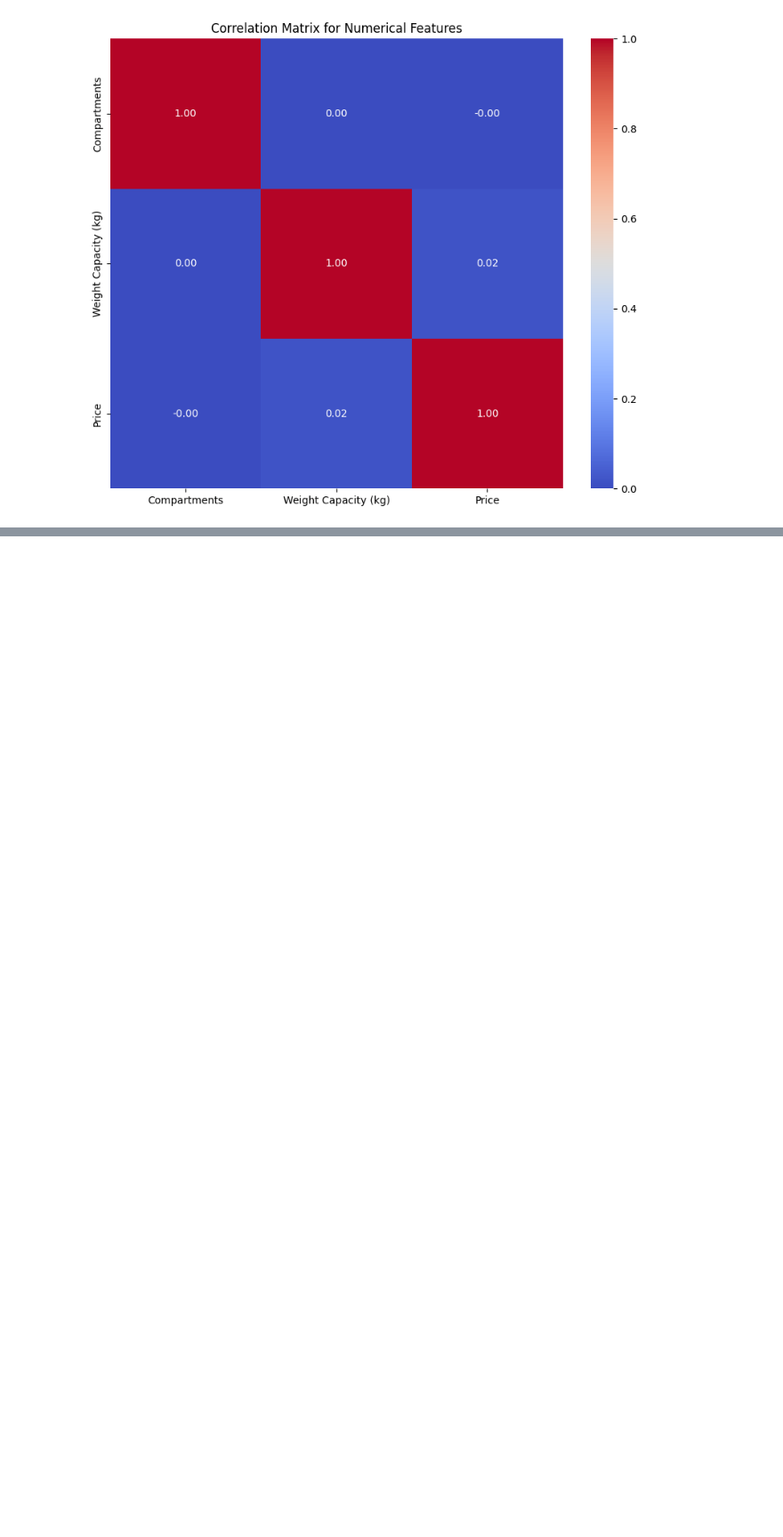
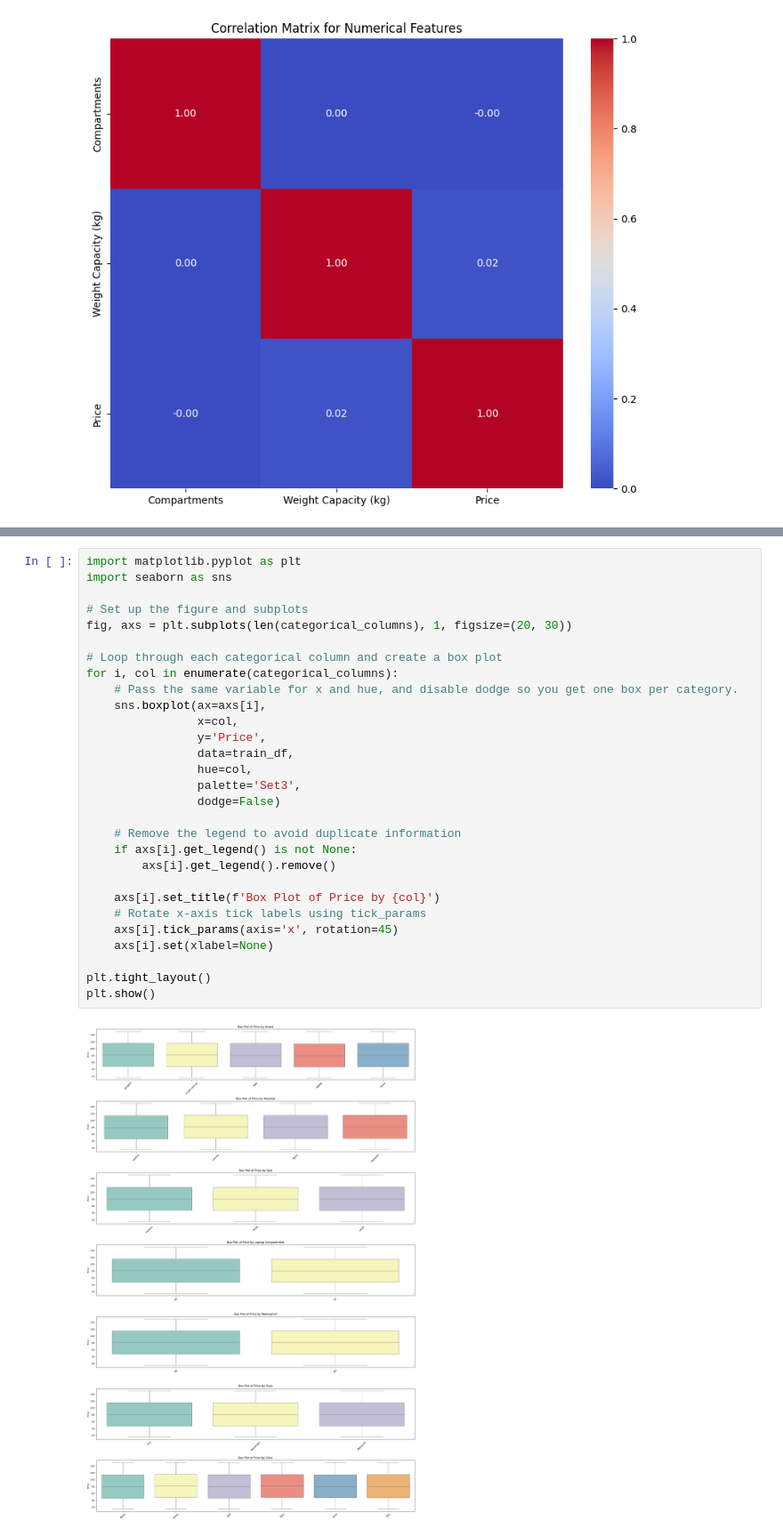
Before and after one commit to omjadhav9271/Backpack-Prediction-Challenge, a Jupyter notebook: nb01.ipynb, the cells around one changed output, grey strips where cells are left out. Shown: that part at 89% size. Cells and saved outputs as stored; diff of their text form; blank space fills up the shorter version.

```diff
--- a/nb01.ipynb
+++ b/nb01.ipynb
@@ -168,0 +302,31 @@ plt.show()
+# %%
+import matplotlib.pyplot as plt
+import seaborn as sns
+
+# Set up the figure and subplots
+fig, axs = plt.subplots(len(categorical_columns), 1, figsize=(20, 30))
+
+# Loop through each categorical column and create a box plot
+for i, col in enumerate(categorical_columns):
+    # Pass the same variable for x and hue, and disable dodge so you get one box per category.
+    sns.boxplot(ax=axs[i],
+                x=col,
+                y='Price',
+                data=train_df,
+                hue=col,
+                palette='Set3',
+                dodge=False)
+
+    # Remove the legend to avoid duplicate information
+    if axs[i].get_legend() is not None:
+        axs[i].get_legend().remove()
+
+    axs[i].set_title(f'Box Plot of Price by {col}')
+    # Rotate x-axis tick labels using tick_params
+    axs[i].tick_params(axis='x', rotation=45)
+    axs[i].set(xlabel=None)
+
+plt.tight_layout()
+plt.show()
+# %% [output]
+[figure, added]
```
Also changed, not shown: parts of 5 cells of this notebook.
